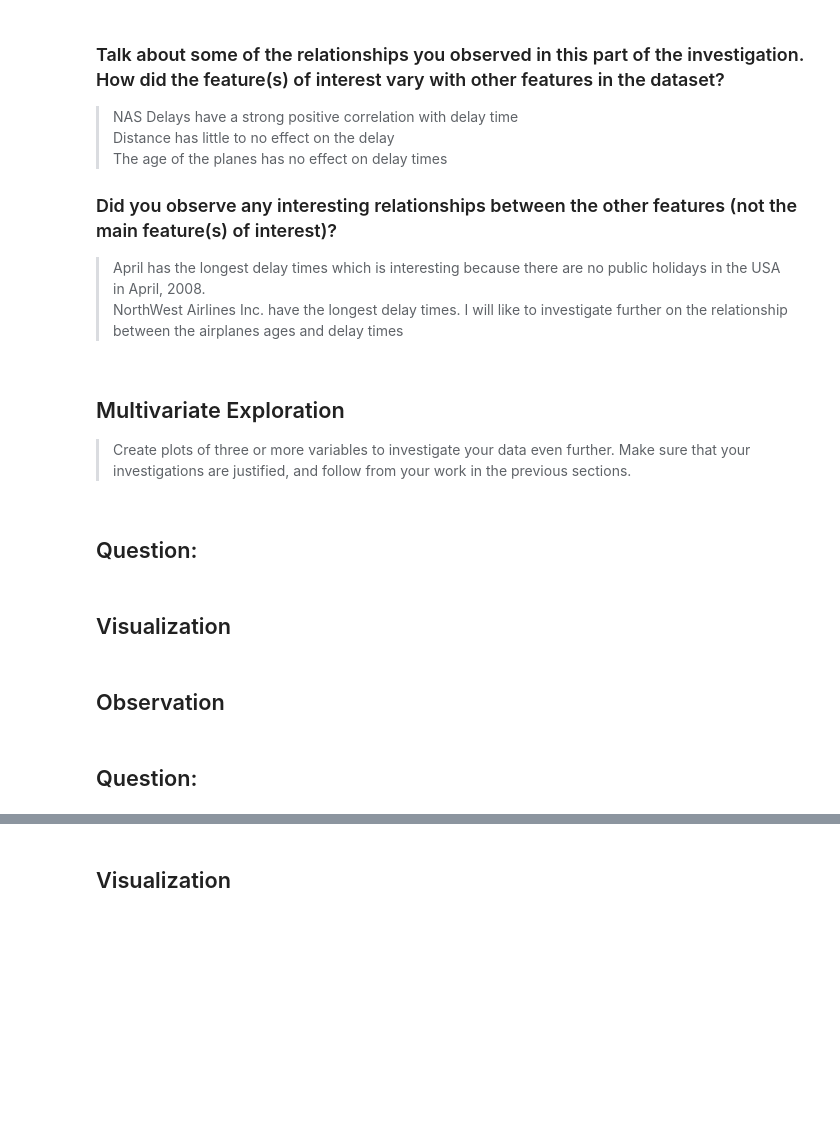
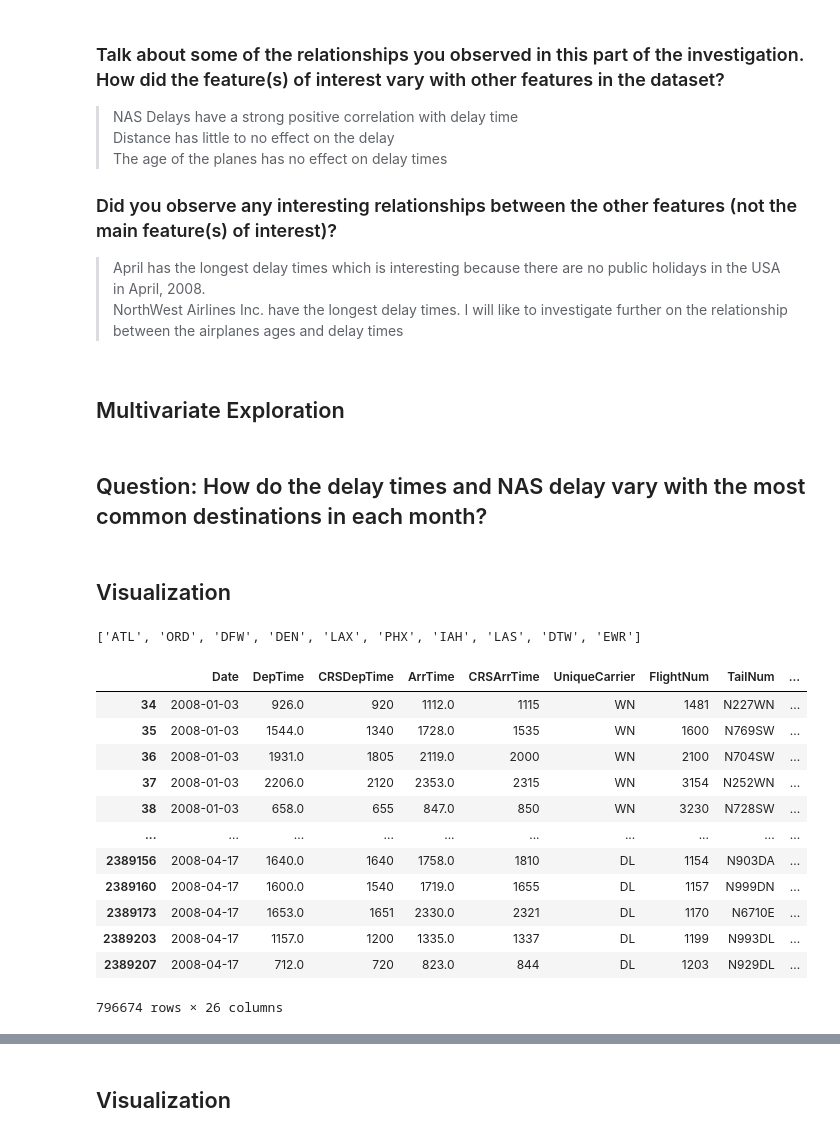
Before and after one commit to ssarrayya/alx-udacity_data-visualization, a Jupyter notebook: Part_I_exploration_template.ipynb, the cells around one changed output, grey strips where cells are left out. Cells and saved outputs as stored; diff of their text form; code cells hidden in the pictures; blank space fills up the shorter version.

Commit message:
feature: finished multivariate exploration and conclusions

```diff
--- a/Part_I_exploration_template.ipynb
+++ b/Part_I_exploration_template.ipynb
@@ -669,17 +681,33 @@ plt.ylabel('Delay time');
 
 > April has the longest delay times which is interesting because there are no public holidays in the USA in April, 2008.
 > NorthWest Airlines Inc. have the longest delay times. I will like to investigate further on the relationship between the airplanes ages and delay times
-# %% [markdown]
-## Multivariate Exploration
-
-> Create plots of three or more variables to investigate your data even
-further. Make sure that your investigations are justified, and follow from
-your work in the previous sections.
-# %% [markdown]
-## Question:
+# %% [markdown]
+## Multivariate Exploration
+# %% [markdown]
+## Question: How do the delay times and NAS delay vary with the most common destinations in each month?
 # %% [markdown]
 ## Visualization
-# %% [markdown]
-## Observation
-# %% [markdown]
-## Question:
+# %%
+# picking the top 10 destinations and adding them to a list
+order = flight_dets['Dest'].value_counts()[:10].index.tolist()
+order
+# %% [output]
+['ATL', 'ORD', 'DFW', 'DEN', 'LAX', 'PHX', 'IAH', 'LAS', 'DTW', 'EWR']
+# %%
+# selecting records with the top destinations
+top_dest = flight_dets.loc[flight_dets.apply(lambda x: x.Dest in order, axis=1)]
+top_dest
+# %% [output]
+|  | Date | DepTime | CRSDepTime | ArrTime | CRSArrTime | UniqueCarrier | FlightNum | TailNum | ... |
+| 34 | 2008-01-03 | 926.0 | 920 | 1112.0 | 1115 | WN | 1481 | N227WN | ... |
+| 35 | 2008-01-03 | 1544.0 | 1340 | 1728.0 | 1535 | WN | 1600 | N769SW | ... |
+| 36 | 2008-01-03 | 1931.0 | 1805 | 2119.0 | 2000 | WN | 2100 | N704SW | ... |
+| 37 | 2008-01-03 | 2206.0 | 2120 | 2353.0 | 2315 | WN | 3154 | N252WN | ... |
+| 38 | 2008-01-03 | 658.0 | 655 | 847.0 | 850 | WN | 3230 | N728SW | ... |
+| ... | ... | ... | ... | ... | ... | ... | ... | ... | ... |
+| 2389156 | 2008-04-17 | 1640.0 | 1640 | 1758.0 | 1810 | DL | 1154 | N903DA | ... |
+| 2389160 | 2008-04-17 | 1600.0 | 1540 | 1719.0 | 1655 | DL | 1157 | N999DN | ... |
+| 2389173 | 2008-04-17 | 1653.0 | 1651 | 2330.0 | 2321 | DL | 1170 | N6710E | ... |
+| 2389203 | 2008-04-17 | 1157.0 | 1200 | 1335.0 | 1337 | DL | 1199 | N993DL | ... |
+| 2389207 | 2008-04-17 | 712.0 | 720 | 823.0 | 844 | DL | 1203 | N929DL | ... |
+796674 rows × 26 columns
```
Also changed, not shown: parts of 22 cells of this notebook.
